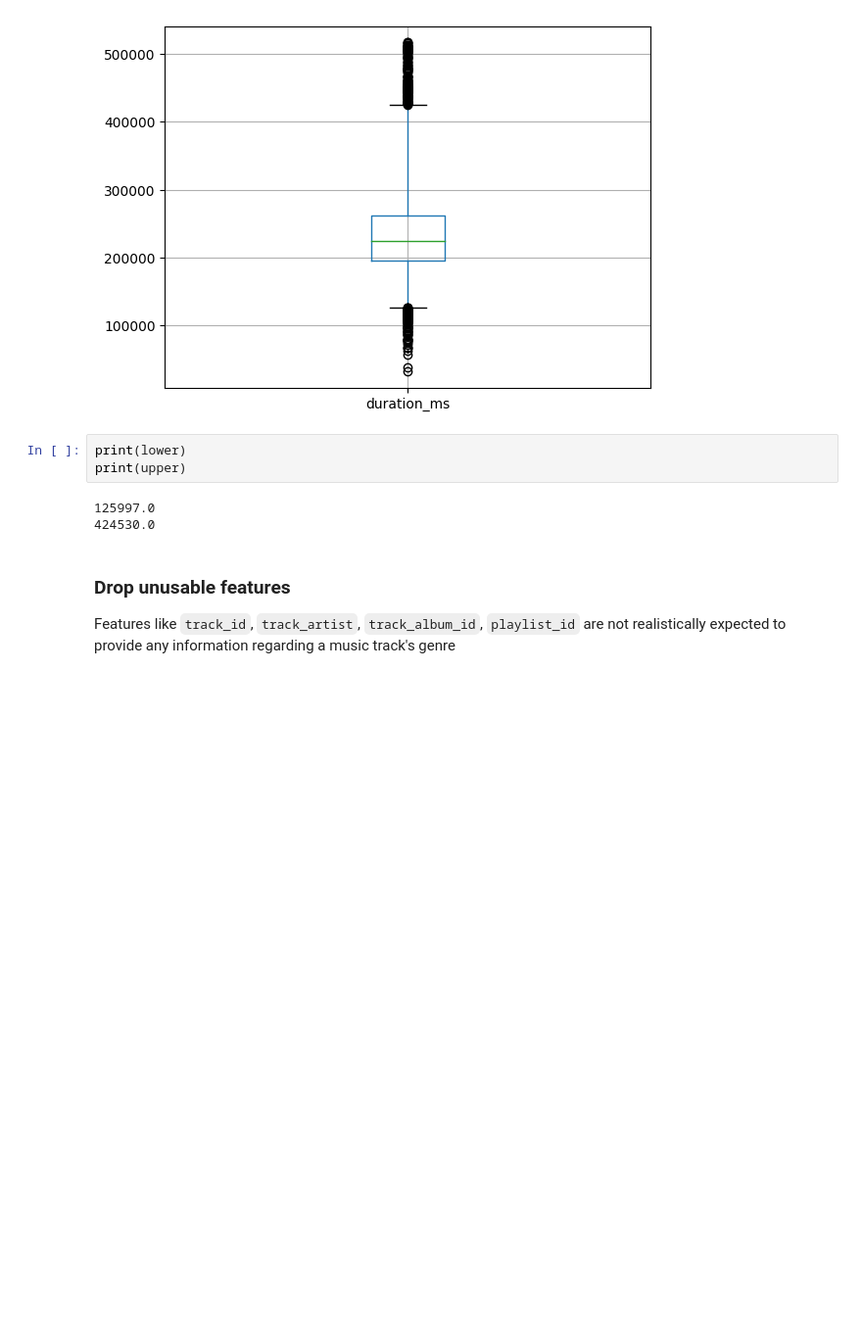
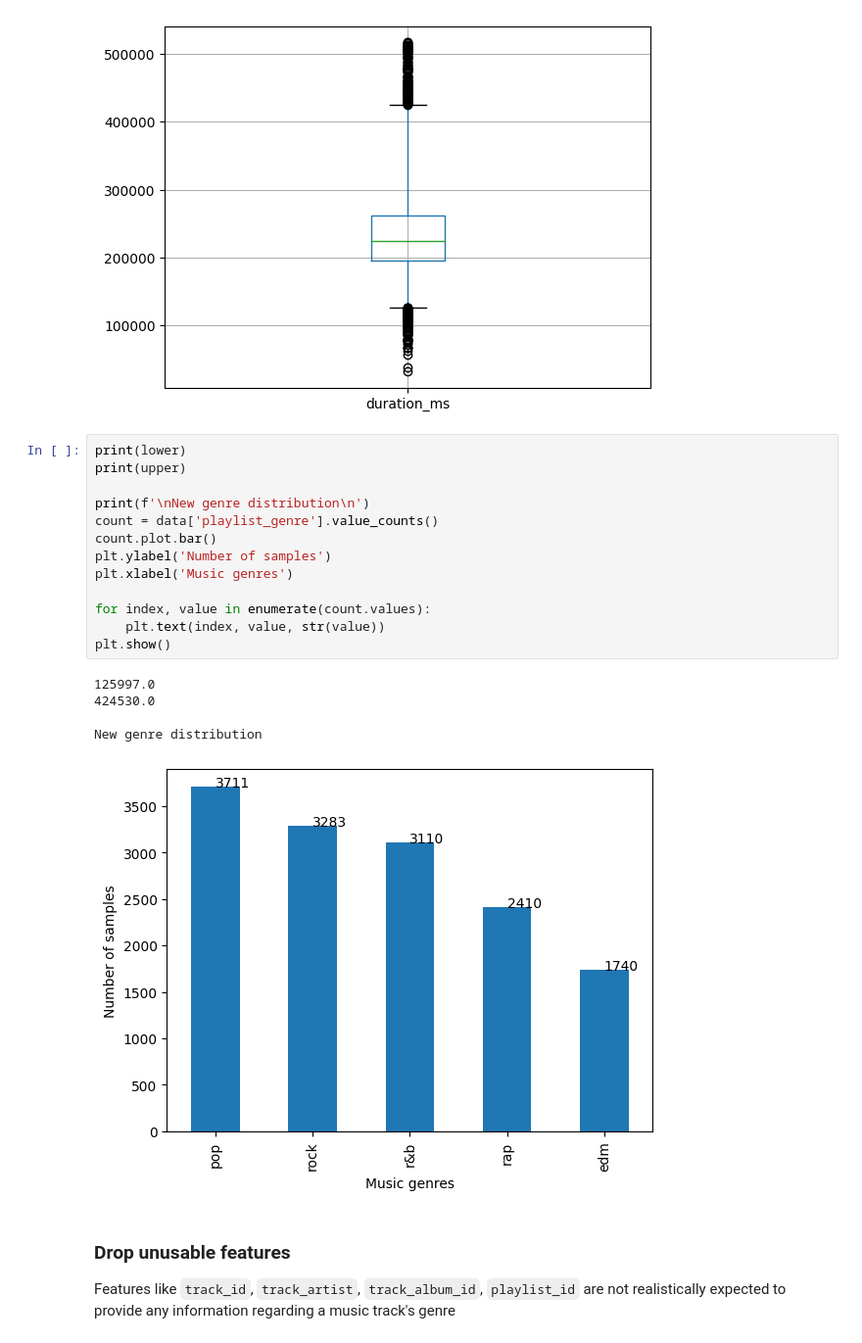
Before and after one commit to sin-of-sloth/muse, a Jupyter notebook: Muse.ipynb, the cells around one changed output. Shown: that part at 98% size. Cells and saved outputs as stored; diff of their text form; blank space fills up the shorter version.

```diff
--- a/Muse.ipynb
+++ b/Muse.ipynb
@@ -194,12 +199,25 @@ print(f'Number of outliers: {orig - new}\n')
 # %% [output]
 Number of outliers: 294
 [figure]
-# %%
-print(lower)
-print(upper)
-# %% [output]
-125997.0
-424530.0
+# %%
+print(lower)
+print(upper)
+
+print(f'\nNew genre distribution\n')
+count = data['playlist_genre'].value_counts()
+count.plot.bar()
+plt.ylabel('Number of samples')
+plt.xlabel('Music genres')
+
+for index, value in enumerate(count.values):
+    plt.text(index, value, str(value))
+plt.show()
+# %% [output]
+125997.0
+424530.0
+
+New genre distribution
+[figure, added]
 # %% [markdown]
 ### Drop unusable features
 
```
Also changed, not shown: parts of 24 cells of this notebook.
